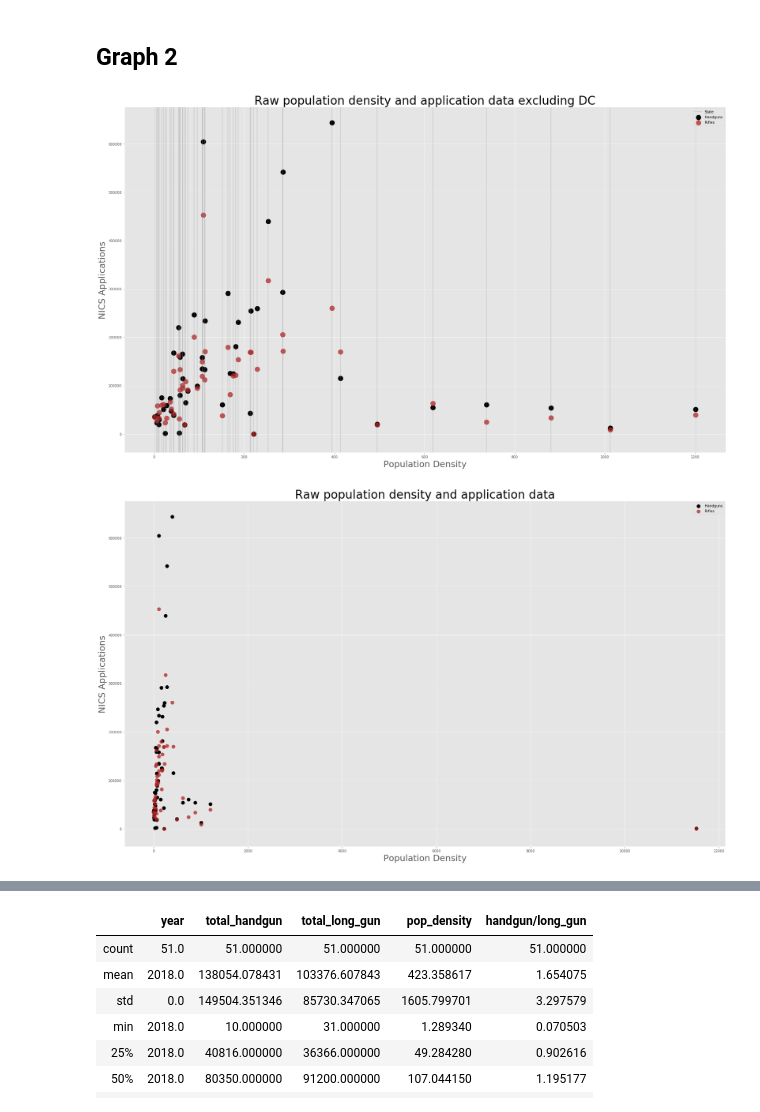
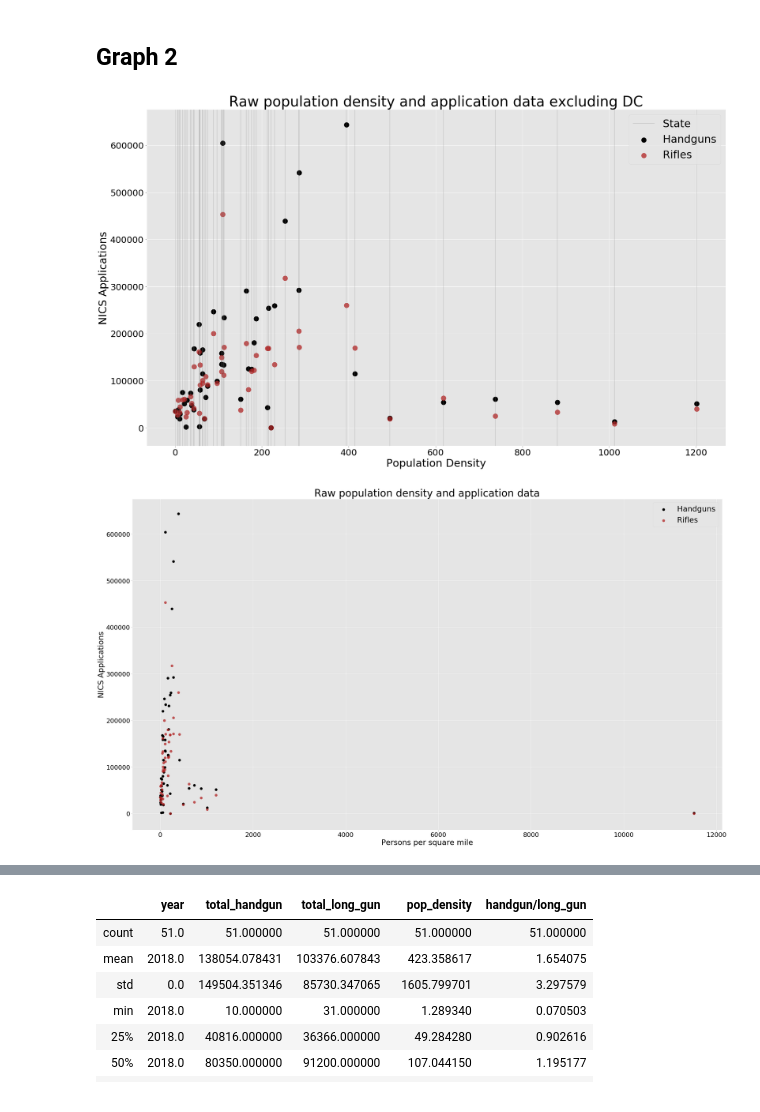
Before and after one commit to RellikDog/Capstone1, a Jupyter notebook: Capstone.ipynb, the cells around one changed output, grey strips where cells are left out. Saved outputs shown, nothing was run; the diff lists cells and outputs as text; code cells hidden in the pictures.

```diff
--- a/Capstone.ipynb
+++ b/Capstone.ipynb
@@ -144,41 +146,43 @@ long_gun_y = nics_2018_df_noDC['total_long_gun']
 ax.scatter(x, handgun_y, c='black', label='Handguns', alpha=1, s=200)
 ax.scatter(x, long_gun_y, c='firebrick', label='Rifles', alpha=.75, s=200)
 #Label
-ax.set_xlabel('Population Density', fontdict={'fontsize': 25, 'fontweight': 5})
-ax.set_ylabel('NICS Applications', fontdict={'fontsize': 25, 'fontweight': 5})
-ax.set_title('Raw population density and application data excluding DC', fontdict={'fontsize': 33, 'fontweight': 7})
+ax.set_xlabel('Population Density', fontdict={'fontsize': 30, 'fontweight': 15, 'color': 'black'})
+ax.set_ylabel('NICS Applications', fontdict={'fontsize': 30, 'fontweight': 15, 'color': 'black'})
+ax.set_title('Raw population density and application data excluding DC', fontdict={'fontsize': 40, 'fontweight': 20})
+ax.tick_params(axis='both', labelsize=25, labelcolor='black')
 ax.axvline(x[0], color='grey', alpha=.3, label='State')
 for i in range(1, len(x)):
     ax.axvline(x[i], color='grey', alpha=.3)
-ax.legend()
+ax.legend(fontsize=30)
 fig.tight_layout()
 #V Generates graph image if missing V
 #fig.savefig('graphs/scatter.png')
 # %% [output]
-[figure, old version]
+[figure, new version]
 # %%
 #Show DC as outlier
 #Set up plot
-fig, ax = plt.subplots(figsize=(25,15))
+fig, ax = plt.subplots(figsize=(35,20))
 #Set up variables
 x = np.array(nics_2018_df['pop_density'])
 handgun_y = nics_2018_df['total_handgun']
 long_gun_y = nics_2018_df['total_long_gun']
 #Plot
 ax.scatter(x, handgun_y, c='black', label='Handguns', alpha=1, s=100)
 ax.scatter(x, long_gun_y, c='firebrick', label='Rifles', alpha=.75, s=100)
 #Label
-ax.set_xlabel('Population Density', fontdict={'fontsize': 25, 'fontweight': 5})
-ax.set_ylabel('NICS Applications', fontdict={'fontsize': 25, 'fontweight': 5})
-ax.set_title('Raw population density and application data', fontdict={'fontsize': 33, 'fontweight': 7})
+ax.set_xlabel('Persons per square mile', fontdict={'fontsize': 30, 'fontweight': 15, 'color': 'black'})
+ax.set_ylabel('NICS Applications', fontdict={'fontsize': 30, 'fontweight': 15, 'color': 'black'})
+ax.set_title('Raw population density and application data', fontdict={'fontsize': 40, 'fontweight': 20, 'color': 'black'})
+ax.tick_params(axis='both', labelsize=25, labelcolor='black')
 # ax.axvline(x[0], color='grey', alpha=.3, label='State')
 # for i in range(1, len(x)):
 #     ax.axvline(x[i], color='grey', alpha=.3)
-ax.legend()
+ax.legend(fontsize = 30)
 fig.tight_layout()
 #V Generates graph image if missing V
 #fig.savefig('graphs/scatter-withDC.png')
 # %% [output]
-[figure, old version]
+[figure, new version]
 # %%
 #Setup
```
Also changed, not shown: parts of 4 cells of this notebook, 5 other files.
